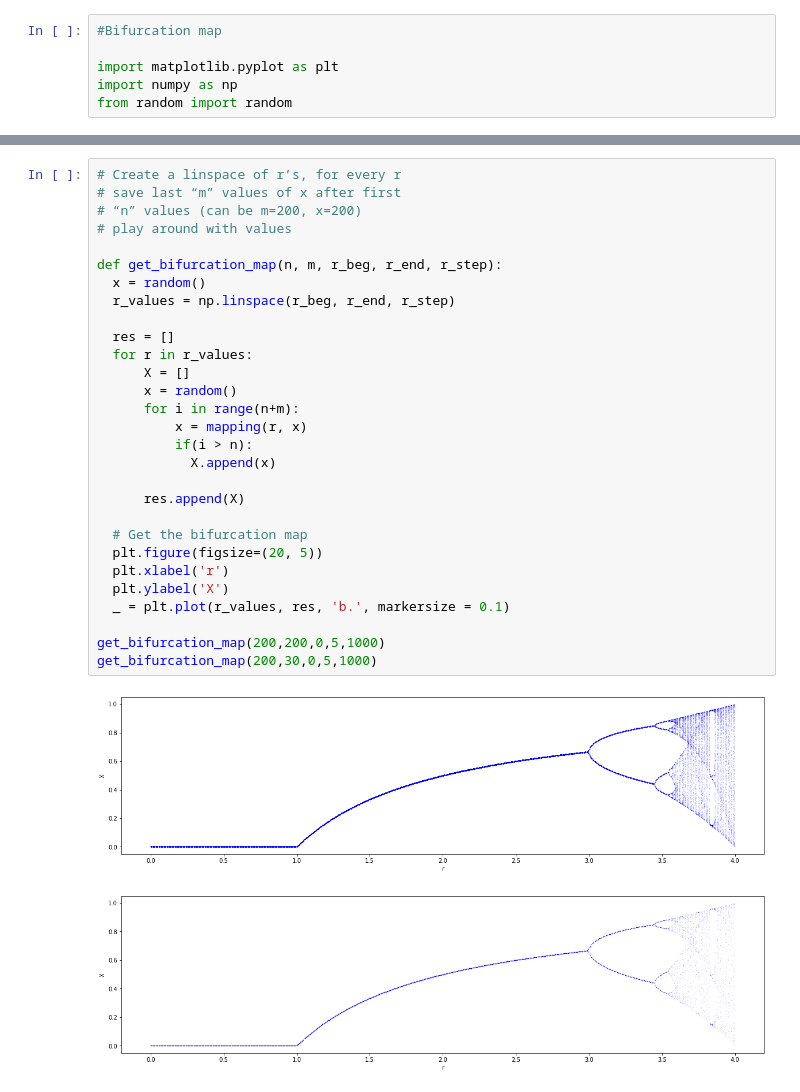
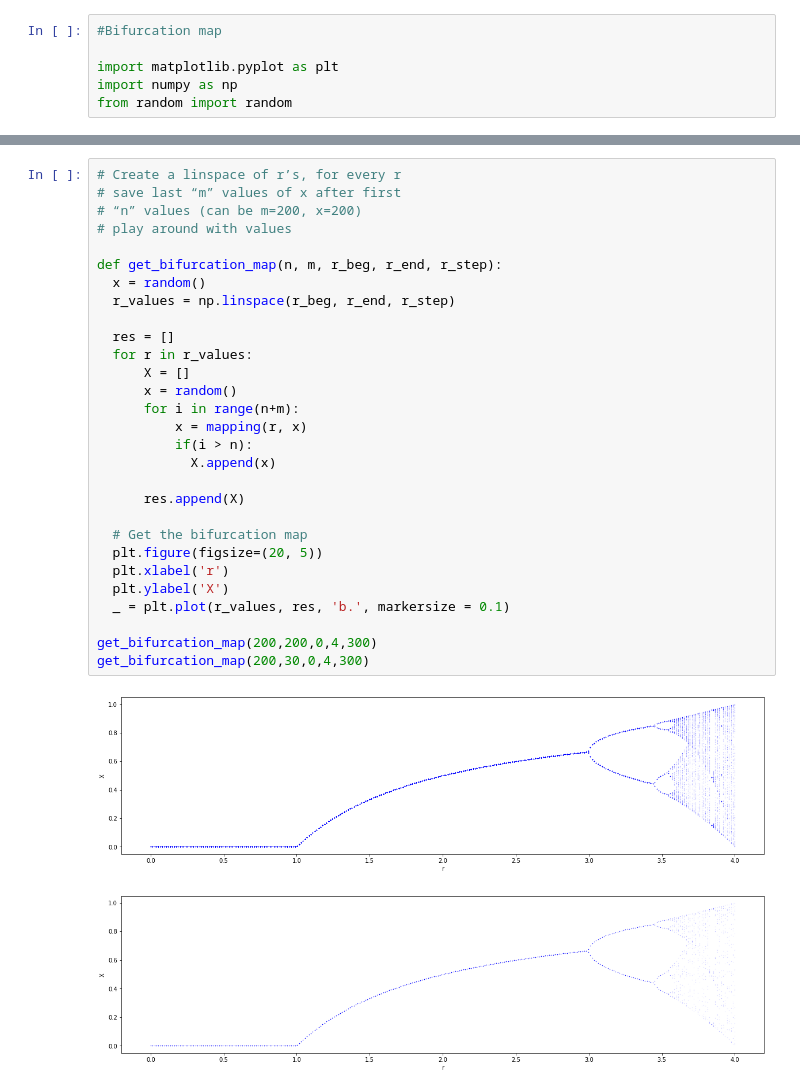
Before and after one commit to AnnyshkaF/High-Performance-Lab, a Jupyter notebook: task_1.ipynb, the cells around one changed output, grey strips where cells are left out. Cells and saved outputs as stored; diff of their text form.

```diff
--- a/task_1.ipynb
+++ b/task_1.ipynb
@@ -33,32 +33,32 @@ plt.plot(X)
 # %%
 # Create a linspace of r’s, for every r
 # save last “m” values of x after first
 # “n” values (can be m=200, x=200)
 # play around with values
 
 def get_bifurcation_map(n, m, r_beg, r_end, r_step):
   x = random()
   r_values = np.linspace(r_beg, r_end, r_step)
 
   res = []
   for r in r_values:
       X = []
       x = random()
       for i in range(n+m):
           x = mapping(r, x)
           if(i > n):
             X.append(x)
 
       res.append(X)
 
   # Get the bifurcation map
   plt.figure(figsize=(20, 5))
   plt.xlabel('r')
   plt.ylabel('X')
   _ = plt.plot(r_values, res, 'b.', markersize = 0.1)
 
-get_bifurcation_map(200,200,0,5,1000)
-get_bifurcation_map(200,30,0,5,1000)
+get_bifurcation_map(200,200,0,4,300)
+get_bifurcation_map(200,30,0,4,300)
 # %% [output]
-[figure, old version]
+[figure, new version]
-[figure, old version]
+[figure, new version]
```
Also changed, not shown: parts of 1 cell of this notebook.
